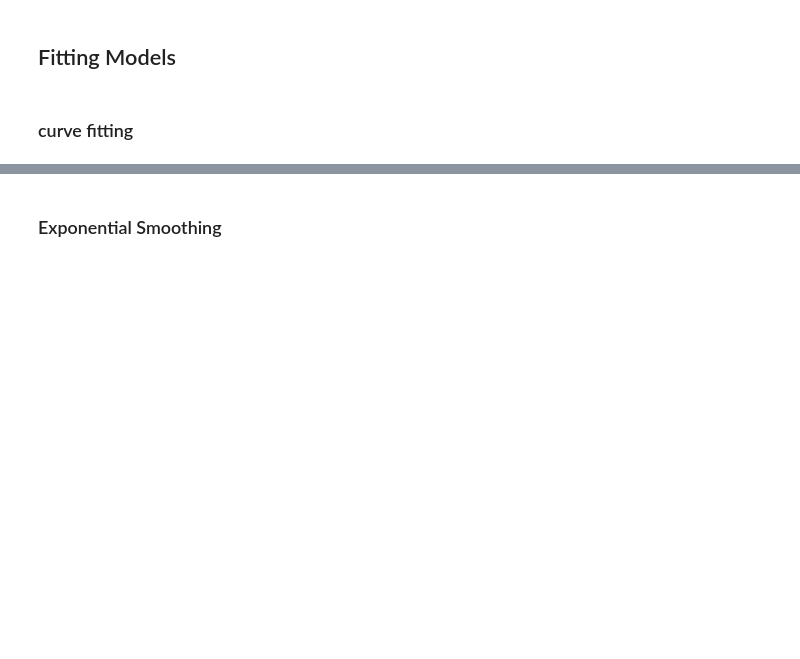
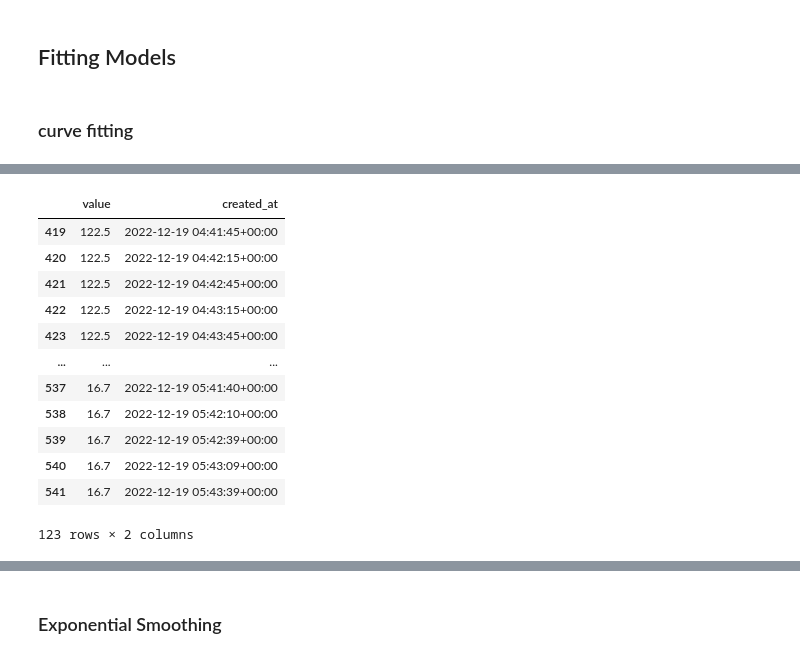
Before and after one commit to yuyouyou032/ph11, a Jupyter notebook: data/analysis.ipynb, the cells around one changed output, grey strips where cells are left out. Saved outputs shown, nothing was run; the diff lists cells and outputs as text; code cells hidden in the pictures; blank space fills up the shorter version.

```diff
--- a/data/analysis.ipynb
+++ b/data/analysis.ipynb
@@ -516,0 +461,17 @@ AttributeError: time_col='time_col' is not present.
+# %%
+i = exp3_pm25_posA
+i[5::]
+# %% [output]
+|  | value | created_at |
+| 419 | 122.5 | 2022-12-19 04:41:45+00:00 |
+| 420 | 122.5 | 2022-12-19 04:42:15+00:00 |
+| 421 | 122.5 | 2022-12-19 04:42:45+00:00 |
+| 422 | 122.5 | 2022-12-19 04:43:15+00:00 |
+| 423 | 122.5 | 2022-12-19 04:43:45+00:00 |
+| ... | ... | ... |
+| 537 | 16.7 | 2022-12-19 05:41:40+00:00 |
+| 538 | 16.7 | 2022-12-19 05:42:10+00:00 |
+| 539 | 16.7 | 2022-12-19 05:42:39+00:00 |
+| 540 | 16.7 | 2022-12-19 05:43:09+00:00 |
+| 541 | 16.7 | 2022-12-19 05:43:39+00:00 |
+123 rows × 2 columns
```
Also changed, not shown: parts of 28 cells of this notebook, 2 other files.
